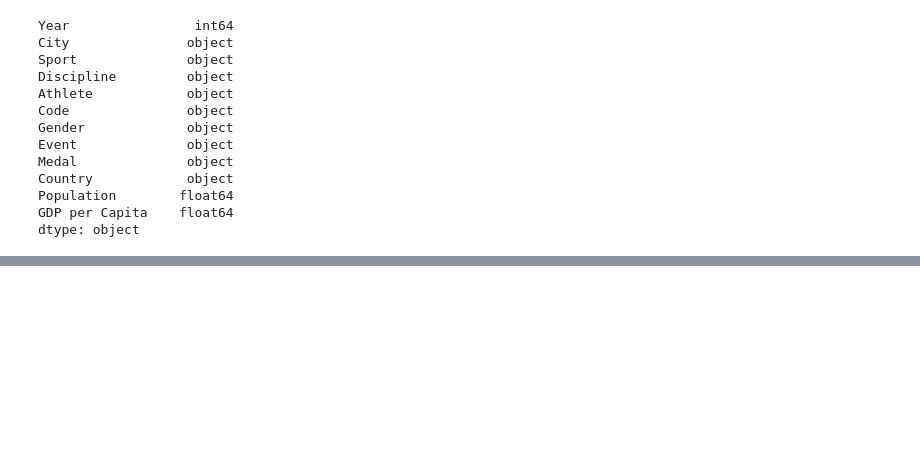
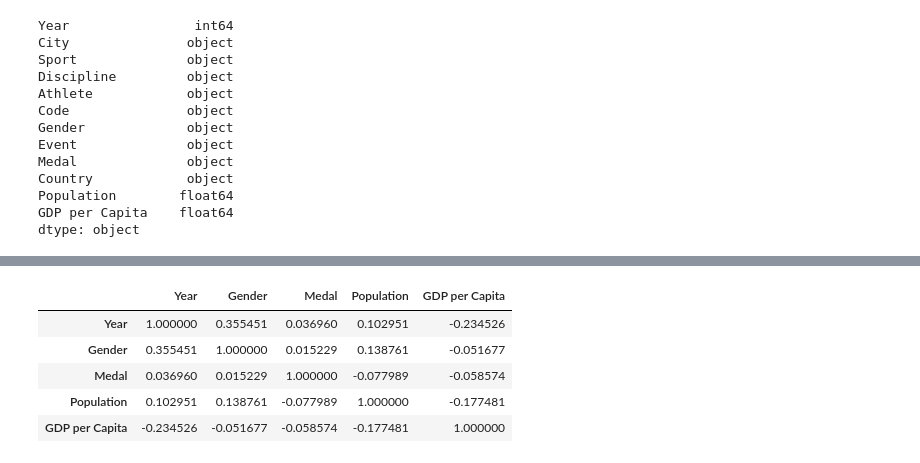
Before and after one commit to HDSC-21/olympic-game, a Jupyter notebook: Image/EDA.ipynb, the cells around one changed output, grey strips where cells are left out. Cells and saved outputs as stored; diff of their text form; code cells hidden in the pictures; blank space fills up the shorter version.

```diff
--- a/Image/EDA.ipynb
+++ b/Image/EDA.ipynb
@@ -220,0 +247,12 @@ dtype: float64
+# %%
+#since value of correlation between population and GDP with medals column is below -0.3
+#hence we drop column GDP and population columns
+corr_odata = olympic_df.corr()
+corr_odata
+# %% [output]
+|  | Year | Gender | Medal | Population | GDP per Capita |
+| Year | 1.000000 | 0.355451 | 0.036960 | 0.102951 | -0.234526 |
+| Gender | 0.355451 | 1.000000 | 0.015229 | 0.138761 | -0.051677 |
+| Medal | 0.036960 | 0.015229 | 1.000000 | -0.077989 | -0.058574 |
+| Population | 0.102951 | 0.138761 | -0.077989 | 1.000000 | -0.177481 |
+| GDP per Capita | -0.234526 | -0.051677 | -0.058574 | -0.177481 | 1.000000 |
```
Also changed, not shown: parts of 14 cells of this notebook.
